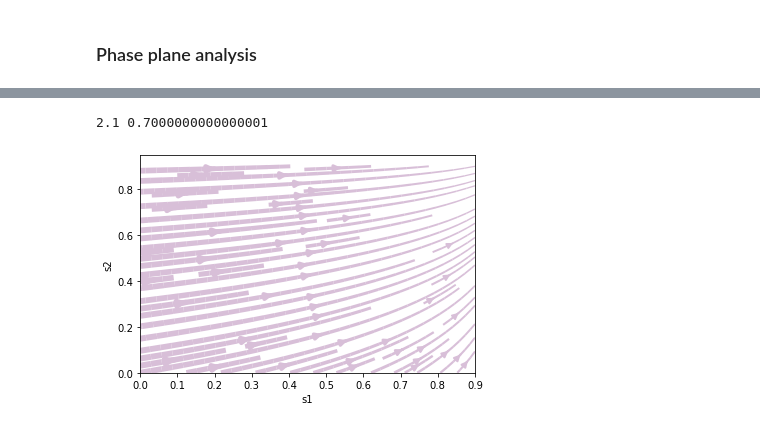
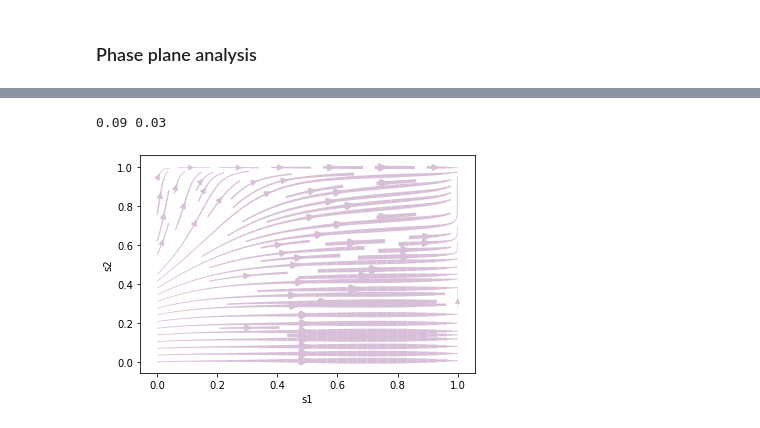
Before and after one commit to quanpeng0/BrainModels, a Jupyter notebook: docs/examples/from_papers/wong_wang_2006_decision.ipynb, the cells around one changed output, grey strips where cells are left out. Drawn from its saved outputs; the diff is of its cells as text; code cells hidden in the pictures.

```diff
--- a/docs/examples/from_papers/wong_wang_2006_decision.ipynb
+++ b/docs/examples/from_papers/wong_wang_2006_decision.ipynb
@@ -155,0 +310,5 @@ coherence = .512               # coherence level (from 0. to 1. => 0% to 100%)
+# %%
+def stimulus(coh,mu0,ONOFF, JAext = 5.2e-04):
+    I1 = JAext * mu0 * (1 + coh) * ONOFF
+    I2 = JAext * mu0 * (1 - coh) * ONOFF
+    return I1, I2
@@ -213,5 +422,0 @@ analyzer.plot_vector_field(show=True)
-# %%
-def stimulus(coh,mu0,ONOFF, JAext= 1):
-    I1 = JAext * mu0 * (1 + coh) * ONOFF
-    I2 = JAext * mu0 * (1 - coh) * ONOFF
-    return I1, I2
@@ -228,14 +423,15 @@ plt.show()
 # %%
 coherence=0.5
-I1, I2 = stimulus(coherence, mu0, 1., JAext= 0.02)
+mu0=30.
+I1, I2 = stimulus(coherence, mu0, 1.,JAext = 0.002)
 print(I1, I2)
 
 analyzer = bp.PhasePortraitAnalyzer(
-    model=decision_model2(),
-    target_vars=OrderedDict(s1=[0., 1.], s2=[0., 1.]),
+    model=decision_model(),
+    target_vars=OrderedDict(s1=[0., 1.1], s2=[0., 1.1]),
     fixed_vars={'I1': I1, 'I2':I2})
 
 analyzer.plot_vector_field(show=True)
 # %% [output]
-2.1 0.7000000000000001
+0.09 0.03
-[figure, old version]
+[figure, new version]
```
Also changed, not shown: parts of 24 cells of this notebook.
